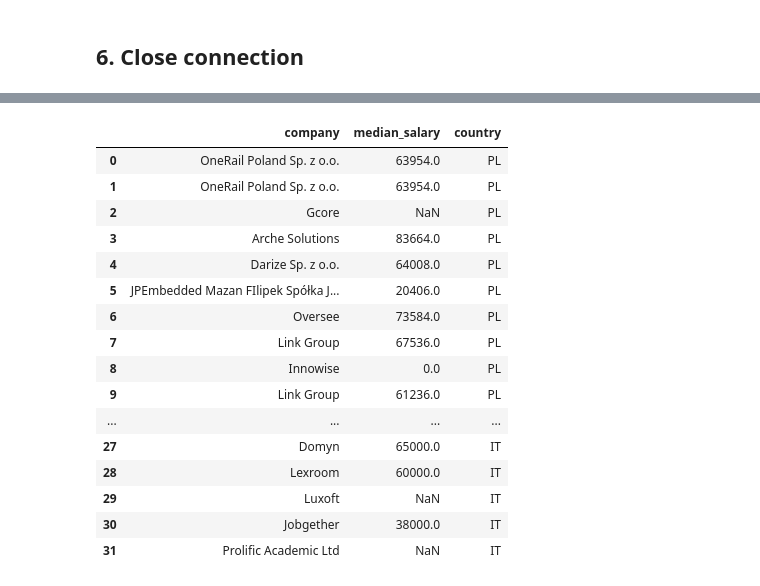
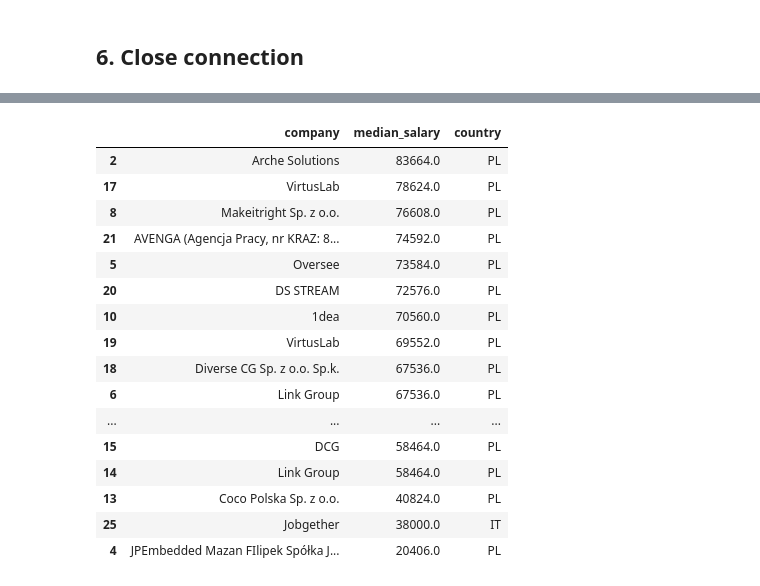
Before and after one commit to Luca-Terrazzan/next_in_tech_28102026, a Jupyter notebook: salary_analysis.ipynb, the cells around one changed output, grey strips where cells are left out. Saved outputs shown, nothing was run; the diff lists cells and outputs as text; code cells hidden in the pictures.

```diff
--- a/salary_analysis.ipynb
+++ b/salary_analysis.ipynb
@@ -82,22 +83,22 @@ records: 32
 # %%
 conn.close()
-# %%
-all_py
-# %% [output]
-|  | company | median_salary | country |
-| 0 | OneRail Poland Sp. z o.o. | 63954.0 | PL |
-| 1 | OneRail Poland Sp. z o.o. | 63954.0 | PL |
-| 2 | Gcore | NaN | PL |
-| 3 | Arche Solutions | 83664.0 | PL |
-| 4 | Darize Sp. z o.o. | 64008.0 | PL |
-| 5 | JPEmbedded Mazan FIlipek Spółka J... | 20406.0 | PL |
-| 6 | Oversee | 73584.0 | PL |
-| 7 | Link Group | 67536.0 | PL |
-| 8 | Innowise | 0.0 | PL |
-| 9 | Link Group | 61236.0 | PL |
-| ... | ... | ... | ... |
-| 27 | Domyn | 65000.0 | IT |
-| 28 | Lexroom | 60000.0 | IT |
-| 29 | Luxoft | NaN | IT |
-| 30 | Jobgether | 38000.0 | IT |
-| 31 | Prolific Academic Ltd | NaN | IT |
+# %%
+top
+# %% [output]
+|  | company | median_salary | country |
+| 2 | Arche Solutions | 83664.0 | PL |
+| 17 | VirtusLab | 78624.0 | PL |
+| 8 | Makeitright Sp. z o.o. | 76608.0 | PL |
+| 21 | AVENGA (Agencja Pracy, nr KRAZ: 8... | 74592.0 | PL |
+| 5 | Oversee | 73584.0 | PL |
+| 20 | DS STREAM | 72576.0 | PL |
+| 10 | 1dea | 70560.0 | PL |
+| 19 | VirtusLab | 69552.0 | PL |
+| 18 | Diverse CG Sp. z o.o. Sp.k. | 67536.0 | PL |
+| 6 | Link Group | 67536.0 | PL |
+| ... | ... | ... | ... |
+| 15 | DCG | 58464.0 | PL |
+| 14 | Link Group | 58464.0 | PL |
+| 13 | Coco Polska Sp. z o.o. | 40824.0 | PL |
+| 25 | Jobgether | 38000.0 | IT |
+| 4 | JPEmbedded Mazan FIlipek Spółka J... | 20406.0 | PL |
```
Also changed, not shown: parts of 4 cells of this notebook.
